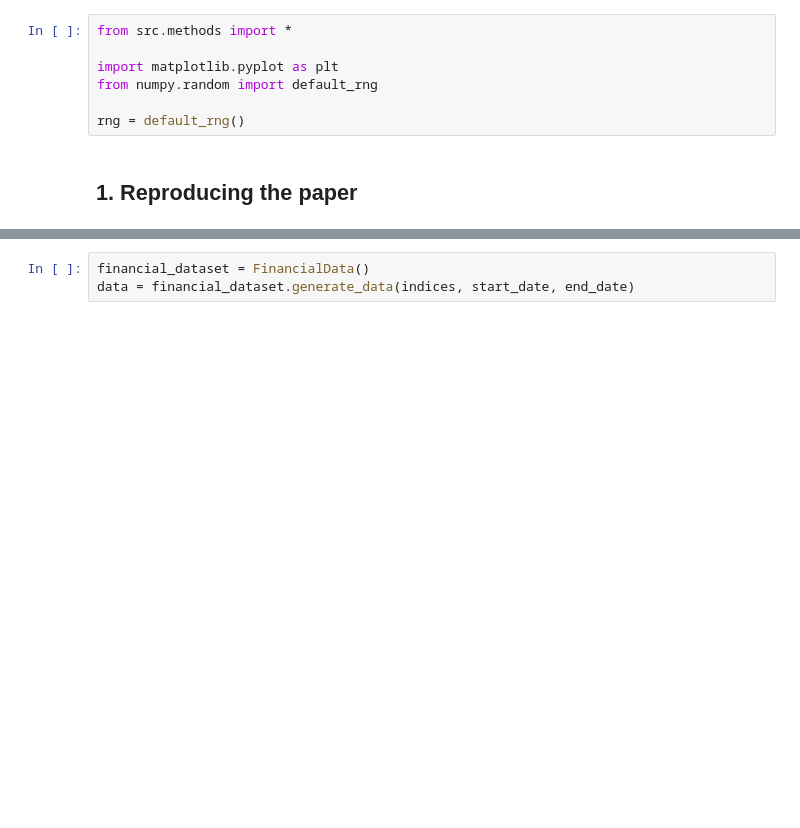
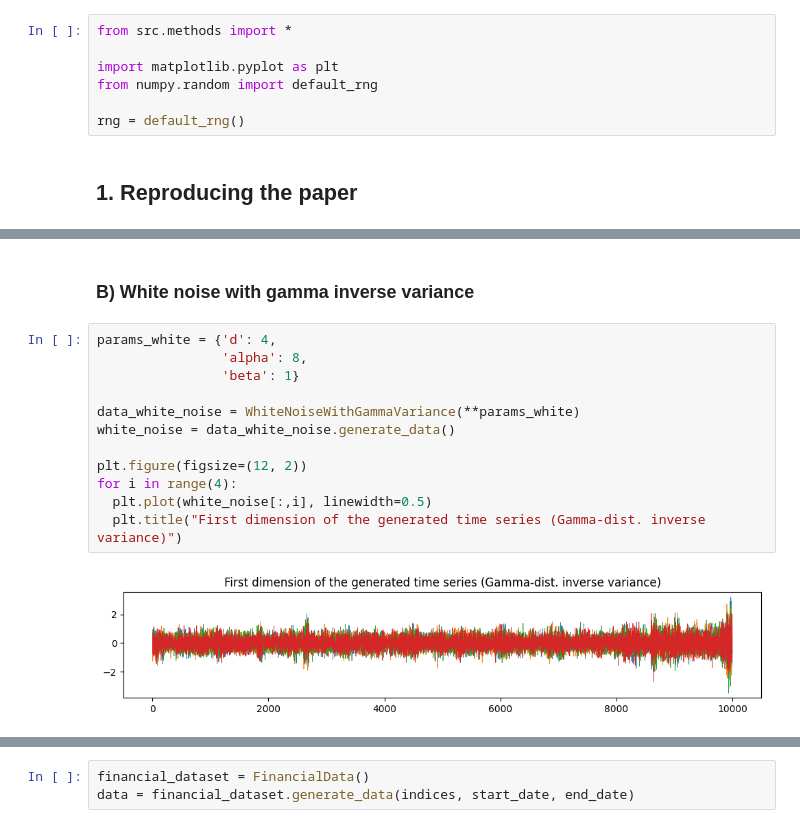
Before and after one commit to louismia22/assignments_time_series_mva_2023_2024, a Jupyter notebook: mini_projet_TS/illustration.ipynb, the cells around one changed output, grey strips where cells are left out. Cells and saved outputs as stored; diff of their text form; blank space fills up the shorter version.

Commit message:
ajout crypto, white noise

```diff
--- a/mini_projet_TS/illustration.ipynb
+++ b/mini_projet_TS/illustration.ipynb
@@ -52,0 +99,16 @@ Rips(maxdim=2, thresh=inf, coeff=2, do_cocycles=False, n_perm = None, verbose=Tr
+# %% [markdown]
+### B) White noise with gamma inverse variance
+# %%
+params_white = {'d': 4,
+                'alpha': 8,
+                'beta': 1}
+
+data_white_noise = WhiteNoiseWithGammaVariance(**params_white)
+white_noise = data_white_noise.generate_data()
+
+plt.figure(figsize=(12, 2))
+for i in range(4):
+  plt.plot(white_noise[:,i], linewidth=0.5)
+  plt.title("First dimension of the generated time series (Gamma-dist. inverse variance)")
+# %% [output]
+[figure, added]
```
Also changed, not shown: parts of 20 cells of this notebook, 8 other files.
